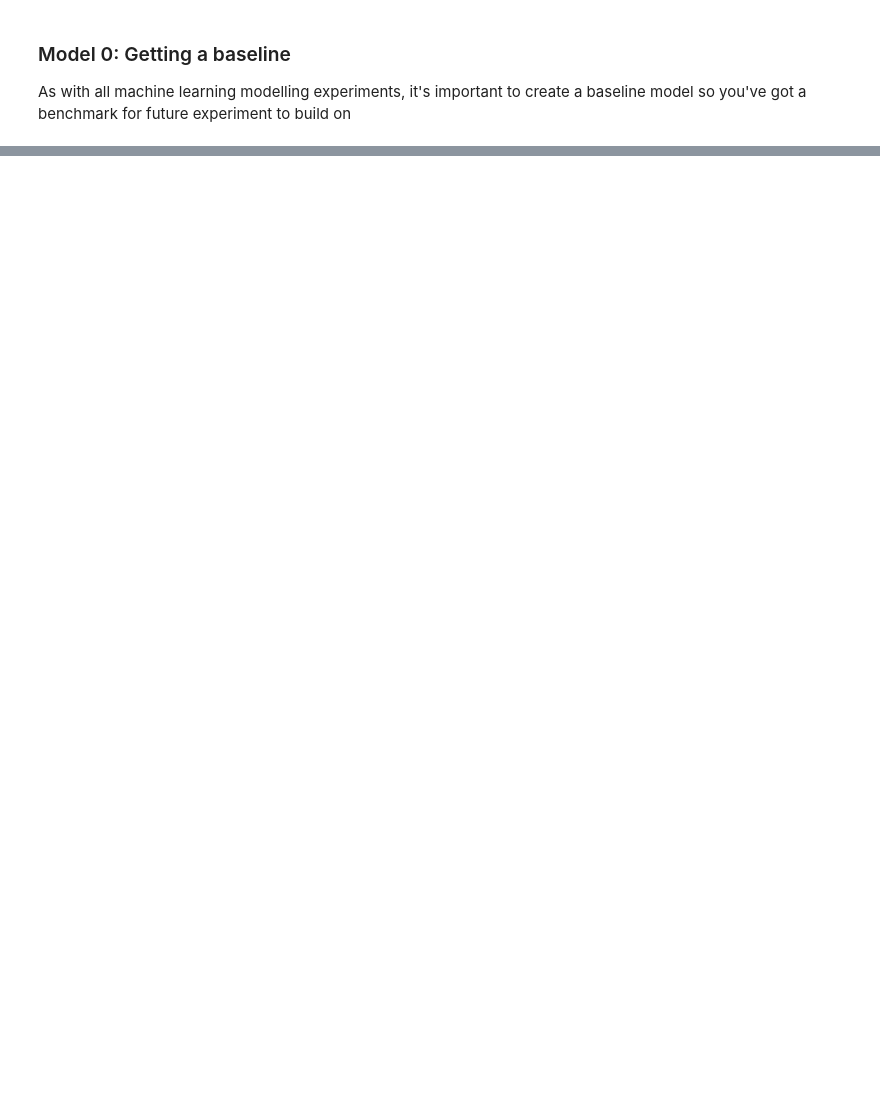
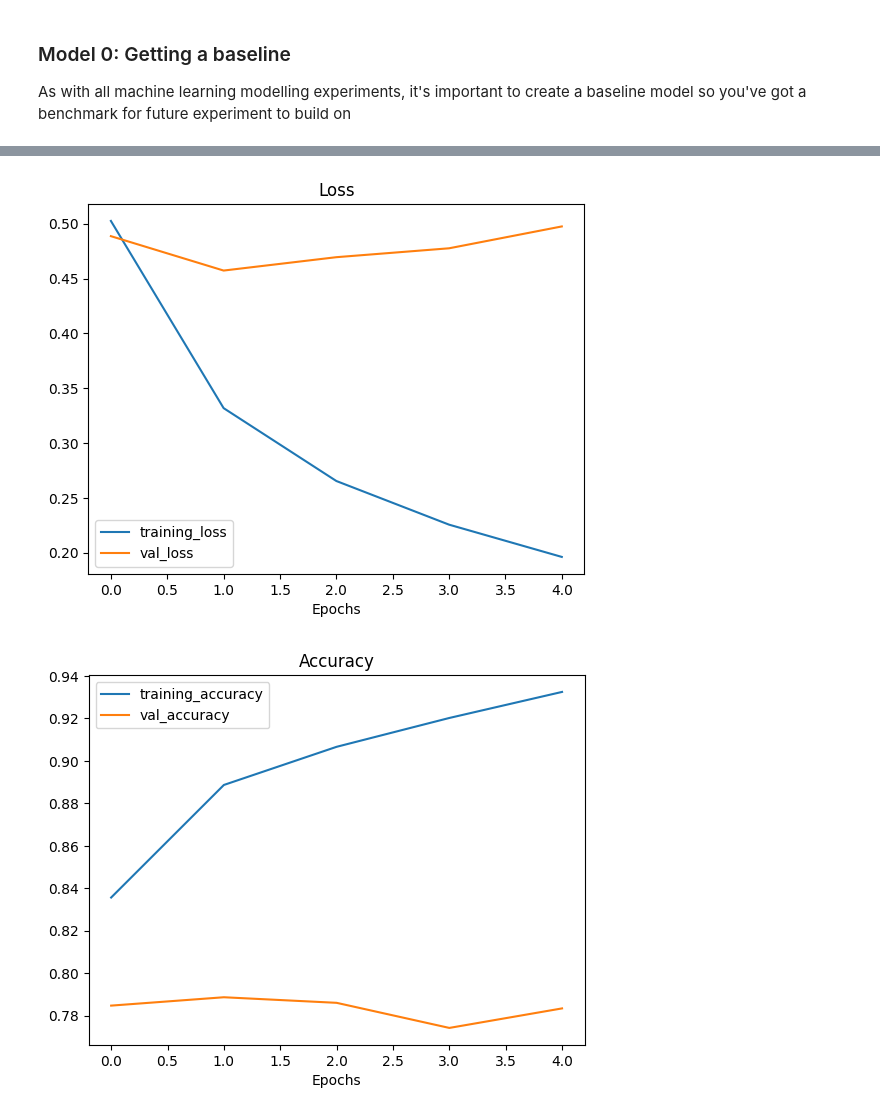
Before and after one commit to mogesTesema/Machine-Learning-Mastery-With-TensorFlow, a Jupyter notebook: NLP/08_itroduction_to_NLP_with_tensorflow.ipynb, the cells around one changed output, grey strips where cells are left out. Saved outputs shown, nothing was run; the diff lists cells and outputs as text; code cells hidden in the pictures; blank space fills up the shorter version.

```diff
--- a/NLP/08_itroduction_to_NLP_with_tensorflow.ipynb
+++ b/NLP/08_itroduction_to_NLP_with_tensorflow.ipynb
@@ -319,0 +404,12 @@ As with all machine learning modelling experiments, it's important to create a b
+# %%
+# Create a directory to save tensorboard logs
+SAVE_DIR = "model_logs"
+# Bild model with the Functional API
+from tensorflow.keras import layers
+inputs = layers.Input(shape=(),dtype=tf.string,name="input_layer")
+x = text_vectorizer(inputs) # turn the input text into number
+x = embedding(x) # create an embedding of the numberized inputs
+x = layers.GlobalAveragePooling1D(name="globalAverage_layer")(x)
+# x = layers.Flatten()(x)
+outputs = layers.Dense(1,activation="sigmoid",name="output_layer")(x)
+model_1 = tf.keras.Model(inputs,outputs,name="model_1_dense")
@@ -319,0 +438,12 @@ As with all machine learning modelling experiments, it's important to create a b
+# %%
+# compile the model
+model_1.compile(loss="binary_crossentropy",
+               optimizer=tf.keras.optimizers.Adam(),
+               metrics=["accuracy"])
+# %%
+# Fit the model
+model_1_history = model_1.fit(x=train_sentences,
+                             y=train_labels,
+                             epochs=5,
+                             validation_data=(val_sentences,val_labels),
+                             callbacks=[create_tensorboard_callback("TensorBoard","model_1_dense")])
@@ -319,0 +462,5 @@ As with all machine learning modelling experiments, it's important to create a b
+# %%
+plot_loss_curves(model_1_history)
+# %% [output]
+[figure, added]
+[figure, added]
```
Also changed, not shown: parts of 33 cells of this notebook.
